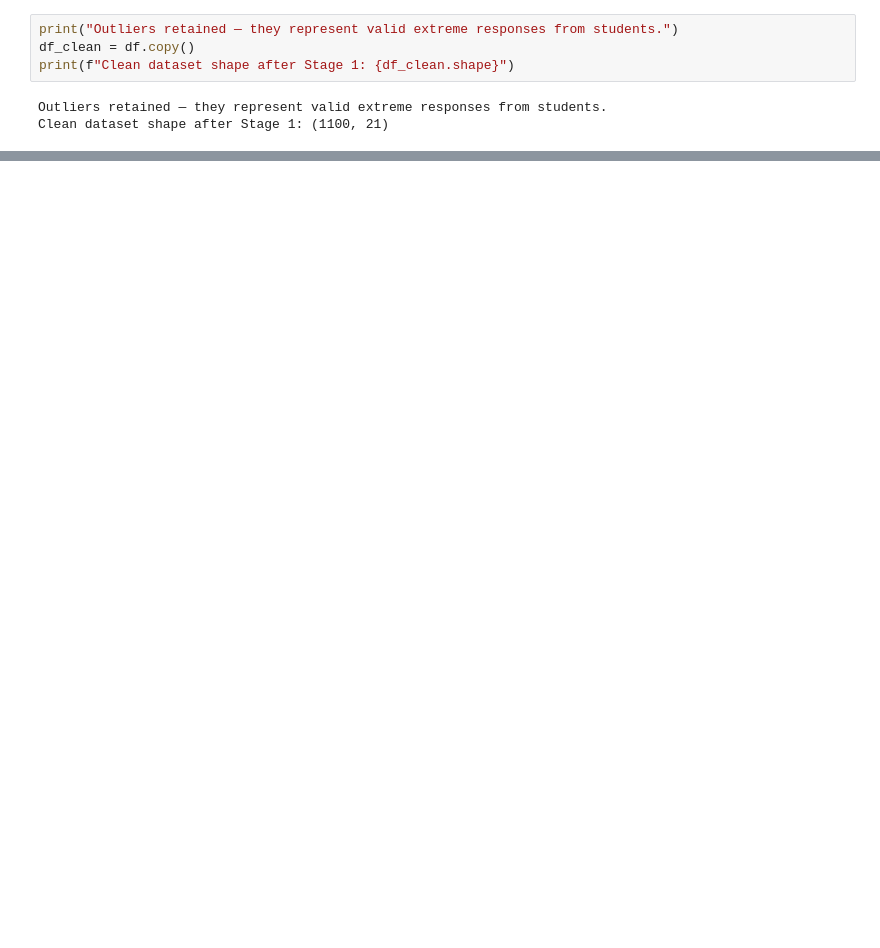
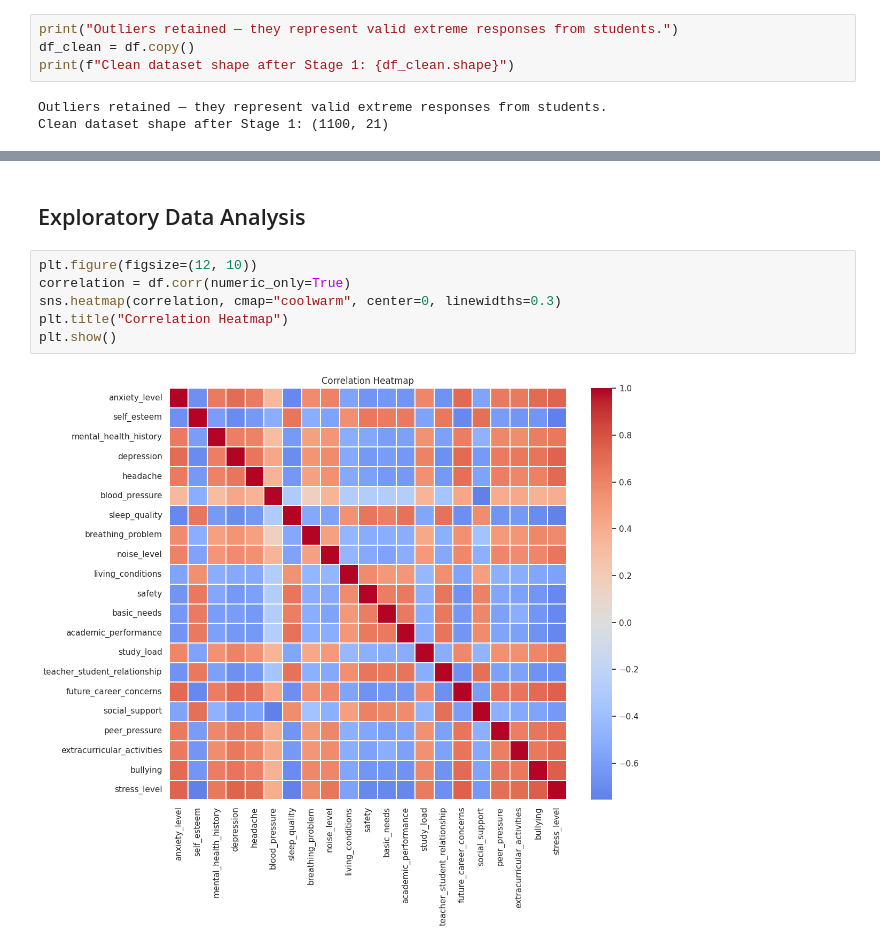
Before and after one commit to raghdw12/Machine-Learning-Asg, a Jupyter notebook: Part A machine learning .ipynb, the cells around one changed output, grey strips where cells are left out. Saved outputs shown, nothing was run; the diff lists cells and outputs as text; blank space fills up the shorter version.

```diff
--- a/Part A machine learning .ipynb
+++ b/Part A machine learning .ipynb
@@ -181,0 +428,10 @@ Stress Level Distribution:
+# %% [markdown]
+## Exploratory Data Analysis
+# %%
+plt.figure(figsize=(12, 10))
+correlation = df.corr(numeric_only=True)
+sns.heatmap(correlation, cmap="coolwarm", center=0, linewidths=0.3)
+plt.title("Correlation Heatmap")
+plt.show()
+# %% [output]
+[figure, added]
```
Also changed, not shown: parts of 23 cells of this notebook.
